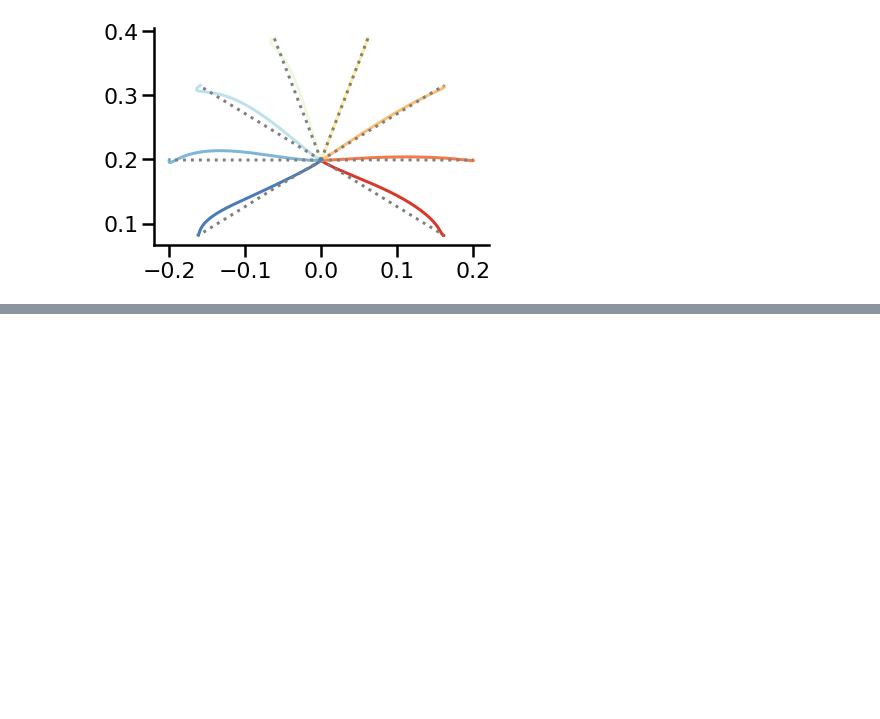
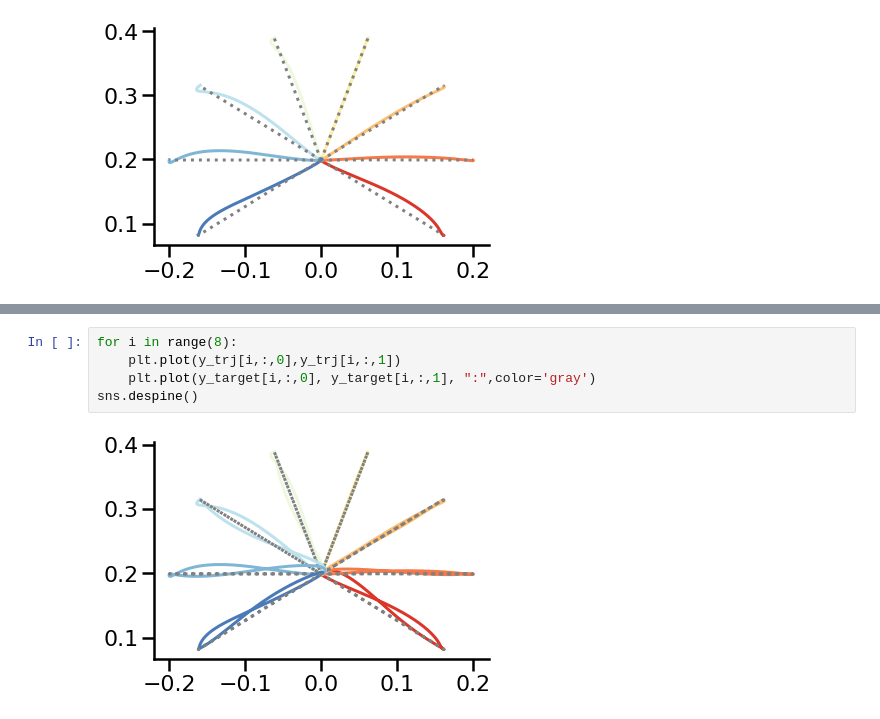
Before and after one commit to JoramKeijser/iLQR-jax, a Jupyter notebook: notebooks/ilqr_network_arm.ipynb, the cells around one changed output, grey strips where cells are left out. Drawn from its saved outputs; the diff is of its cells as text; blank space fills up the shorter version.

```diff
--- a/notebooks/ilqr_network_arm.ipynb
+++ b/notebooks/ilqr_network_arm.ipynb
@@ -365,0 +412,7 @@ sns.despine()
+# %%
+for i in range(8):
+    plt.plot(y_trj[i,:,0],y_trj[i,:,1])
+    plt.plot(y_target[i,:,0], y_target[i,:,1], ":",color='gray')
+sns.despine()
+# %% [output]
+[figure, added]
```
Also changed, not shown: parts of 9 cells of this notebook.
